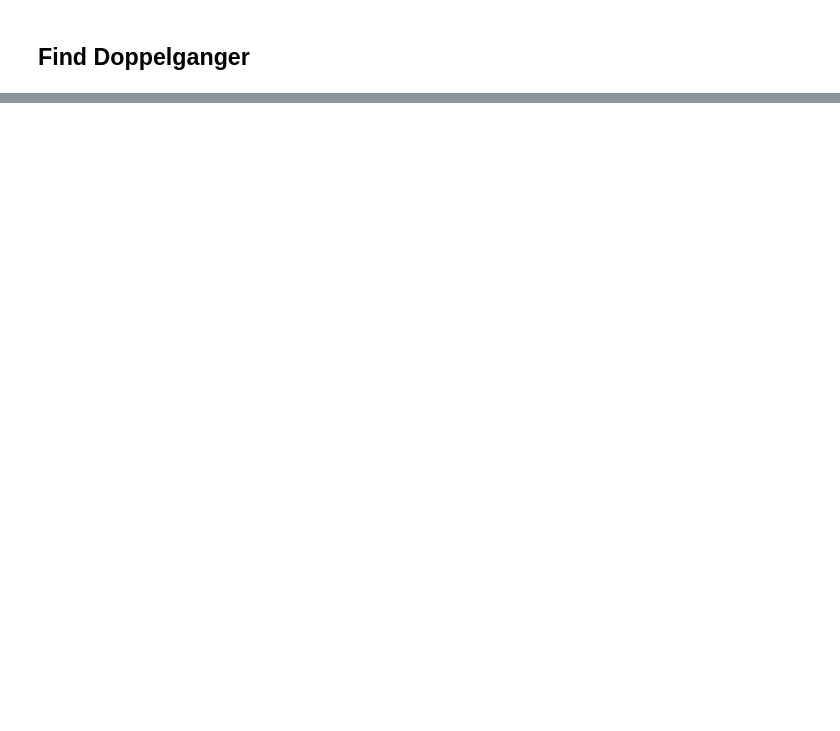
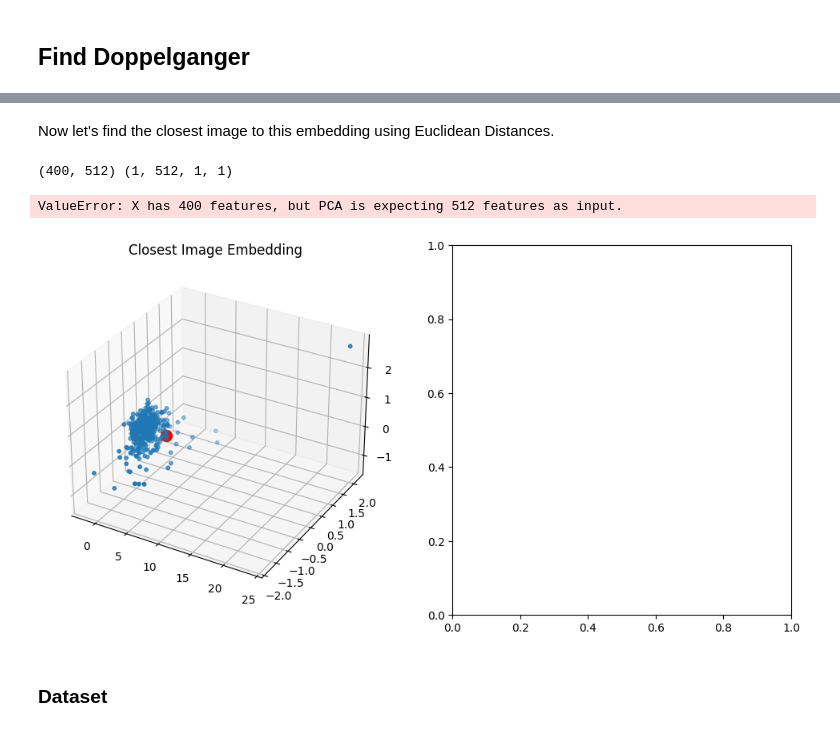
Before and after one commit to LucaFranceschi01/DL-2024, a Jupyter notebook: FINAL/test.ipynb, the cells around one changed output, grey strips where cells are left out. Saved outputs shown, nothing was run; the diff lists cells and outputs as text; code cells hidden in the pictures; blank space fills up the shorter version.

```diff
--- a/FINAL/test.ipynb
+++ b/FINAL/test.ipynb
@@ -364,0 +407,19 @@ visualize_embeddings(embeddings, labels)
+# %%
+fig = plt.figure(figsize=(12, 6))
+axs = [fig.add_subplot(1, 2, 1), fig.add_subplot(1, 2, 2, projection='3d')]
+
+image_path = data_path + 'F_001_Original.jpg'
+image = Image.open(image_path)
+
+
+transformed_image = base_transform(image).unsqueeze(0).to(device)
+with torch.no_grad():
+    embedded_image = net(transformed_image).cpu().detach().numpy()
+
+axs[0].set_title('Input image')
+axs[0].imshow(image)
+axs[0].axis('off')
+
+axs[1].set_title('Embedding')
+
+visualize_embeddings_3d(axs[1], embeddings, labels, input=embedded_image)
@@ -365,3 +428,31 @@ visualize_embeddings(embeddings, labels)
+# %% [markdown]
+Now let's find the closest image to this embedding using Euclidean Distances.
+# %%
+print(embeddings.shape, embedded_image.shape)
+# %% [output]
+(400, 512) (1, 512, 1, 1)
+# %%
+distances = np.linalg.norm(embeddings.T - embedded_image, axis=0)
+closest_index = np.argmin(distances)
+closest_embedding = embeddings[:, closest_index]
+closest_image_path = dataset.indexer[math.floor(closest_index/2)][closest_index%2]
+
+fig = plt.figure(figsize=(12, 6))
+axs = [fig.add_subplot(1, 2, 1, projection='3d'), fig.add_subplot(1, 2, 2)]
+
+embedded_image = embedded_image.squeeze()
+axs[0].set_title('Closest Image Embedding')
+visualize_embeddings_3d(axs[0], embeddings, labels, input=embedded_image, closest=closest_embedding)
+
+
+axs[1].set_title('Closest Image')
+axs[1].imshow(Image.open(data_path + closest_image_path))
+axs[1].axis('off')
+# %% [output]
+ValueError: X has 400 features, but PCA is expecting 512 features as input.
+[figure, added]
+# %% [markdown]
+### Dataset
 # %%
 def find_doppelganger(model, embeddings, dataset, image, transform=None):
 
```
Also changed, not shown: parts of 9 cells of this notebook.
